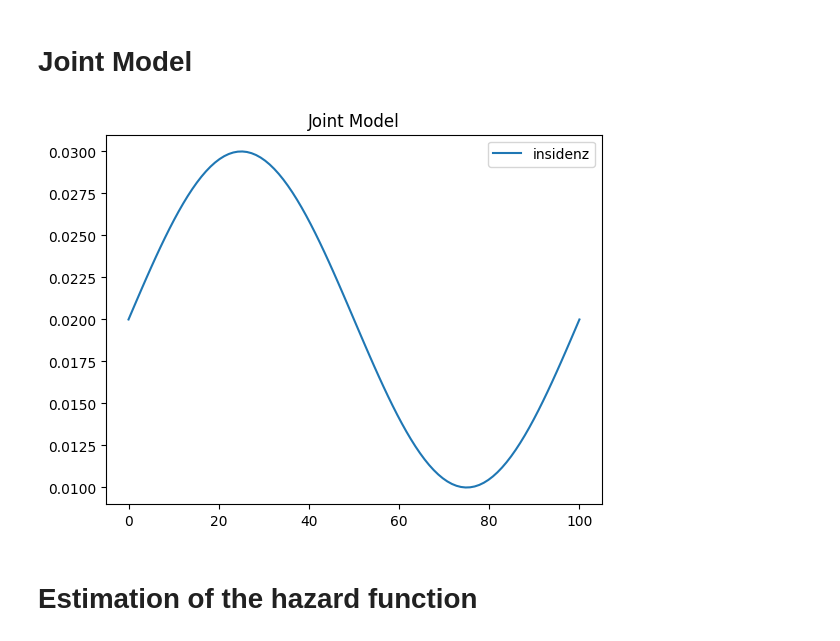
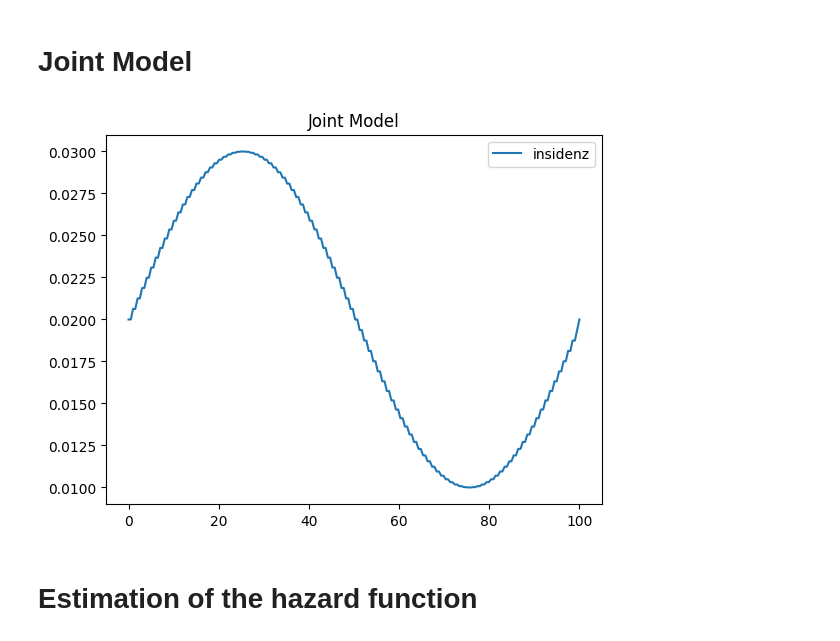
Before and after one commit to arrjon/Amortized-NLME-Models, a Jupyter notebook: Experiments/Amortized Joint Model.ipynb, the cells around one changed output. Drawn from its saved outputs; the diff is of its cells as text; code cells hidden in the pictures.

```diff
--- a/Experiments/Amortized Joint Model.ipynb
+++ b/Experiments/Amortized Joint Model.ipynb
@@ -18,11 +18,17 @@ insidenz = lambda t: np.sin(t*2*np.pi/100)/100 + 2/100
+# %%
+def incidence(t):
+    segment_size = 1  # Define the size of each segment
+    segment = t // segment_size  # Determine the segment index
+    constant_value = np.sin(segment * segment_size * 2 * np.pi / 100) / 100 + 0.02  # Calculate the constant value within the segment
+    return constant_value
 # %%
-time = np.linspace(0, 100, 100)
-plt.plot(time, insidenz(time), label='insidenz')
+time = np.linspace(0, 100, 200)
+plt.plot(time, incidence(time), label='insidenz')
 plt.title('Joint Model')
 plt.legend()
 plt.show()
 # %% [output]
-[figure, old version]
+[figure, new version]
 # %% [markdown]
 # Estimation of the hazard function
 # %%
```
Also changed, not shown: parts of 34 cells of this notebook, 4 other files.
